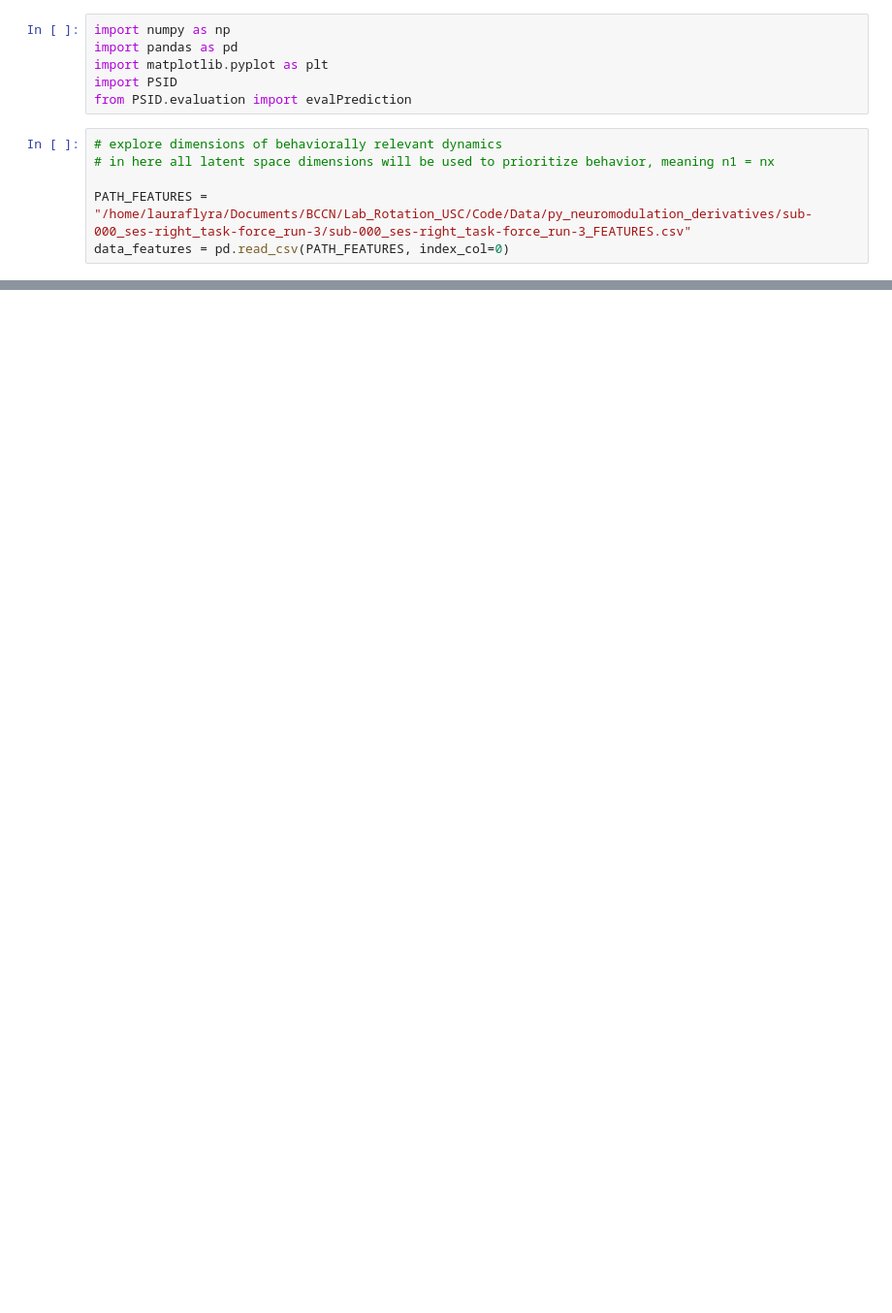
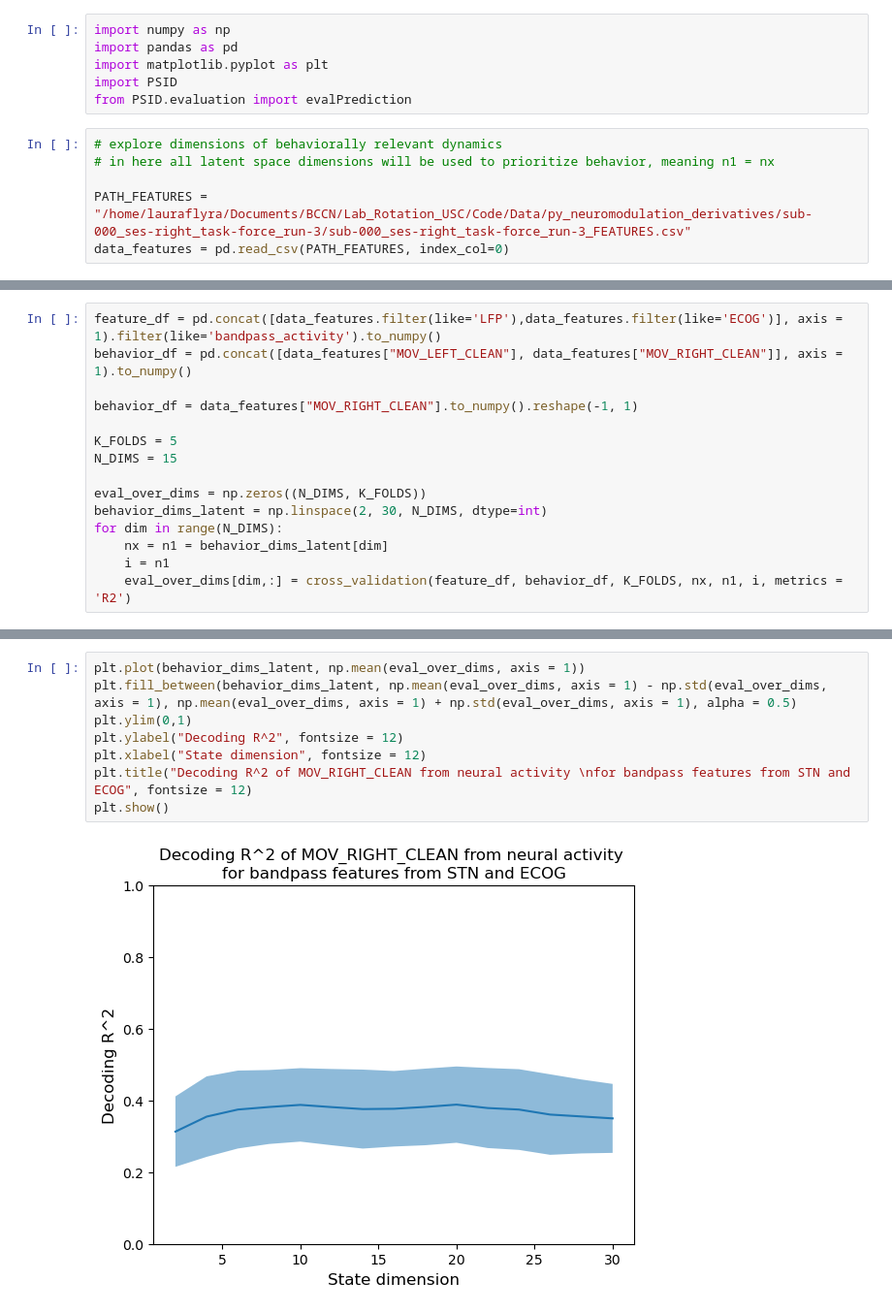
Before and after one commit to lauraflyra/BehaviorallyRelevantNeuralDynamicsWithPSID, a Jupyter notebook: src/explore_handness.ipynb, the cells around one changed output, grey strips where cells are left out. Shown at 97% size. Cells and saved outputs as stored; diff of their text form; blank space fills up the shorter version.

```diff
--- a/src/explore_handness.ipynb
+++ b/src/explore_handness.ipynb
@@ -16,0 +21,15 @@ KeyError: 'MOV_RIGHT_CLEAN'
+# %%
+feature_df = pd.concat([data_features.filter(like='LFP'),data_features.filter(like='ECOG')], axis = 1).filter(like='bandpass_activity').to_numpy()
+behavior_df = pd.concat([data_features["MOV_LEFT_CLEAN"], data_features["MOV_RIGHT_CLEAN"]], axis = 1).to_numpy()
+
+behavior_df = data_features["MOV_RIGHT_CLEAN"].to_numpy().reshape(-1, 1)
+
+K_FOLDS = 5
+N_DIMS = 15
+
+eval_over_dims = np.zeros((N_DIMS, K_FOLDS))
+behavior_dims_latent = np.linspace(2, 30, N_DIMS, dtype=int)
+for dim in range(N_DIMS):
+    nx = n1 = behavior_dims_latent[dim]
+    i = n1
+    eval_over_dims[dim,:] = cross_validation(feature_df, behavior_df, K_FOLDS, nx, n1, i, metrics = 'R2')
@@ -16,0 +54,10 @@ KeyError: 'MOV_RIGHT_CLEAN'
+# %%
+plt.plot(behavior_dims_latent, np.mean(eval_over_dims, axis = 1))
+plt.fill_between(behavior_dims_latent, np.mean(eval_over_dims, axis = 1) - np.std(eval_over_dims, axis = 1), np.mean(eval_over_dims, axis = 1) + np.std(eval_over_dims, axis = 1), alpha = 0.5)
+plt.ylim(0,1)
+plt.ylabel("Decoding R^2", fontsize = 12)
+plt.xlabel("State dimension", fontsize = 12)
+plt.title("Decoding R^2 of MOV_RIGHT_CLEAN from neural activity \nfor bandpass features from STN and ECOG", fontsize = 12)
+plt.show()
+# %% [output]
+[figure, added]
```
Also changed, not shown: parts of 6 cells of this notebook.
